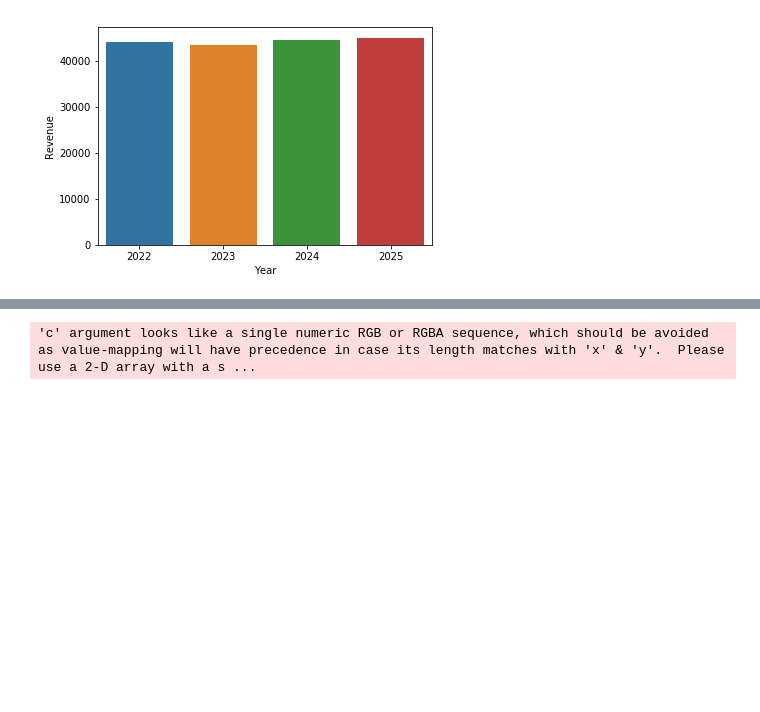
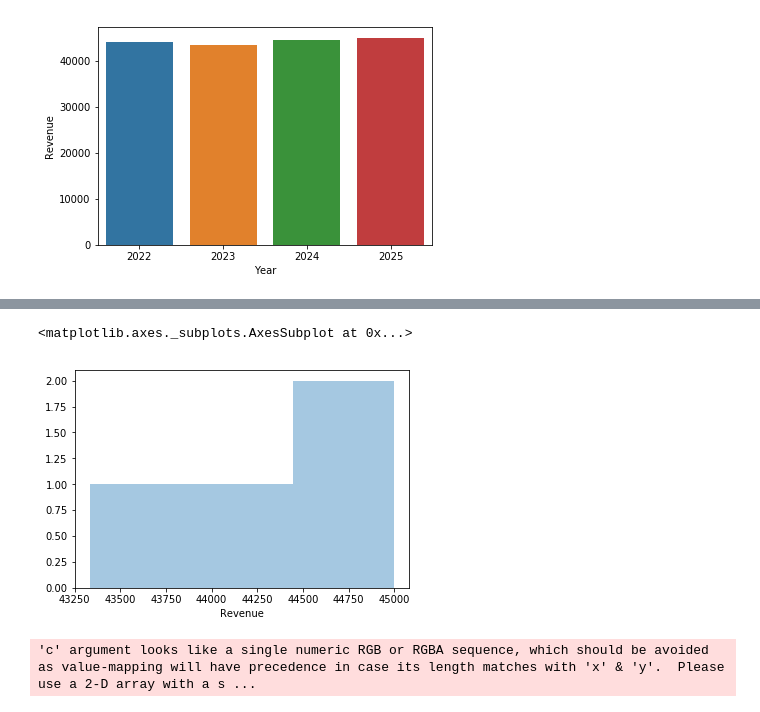
Before and after one commit to Ghoniem-Ghoniem/DataAnalysis, a Jupyter notebook: 04-Budget Data Visualization.ipynb, the cells around one changed output, grey strips where cells are left out. Saved outputs shown, nothing was run; the diff lists cells and outputs as text; code cells hidden in the pictures; blank space fills up the shorter version.

```diff
--- a/04-Budget Data Visualization.ipynb
+++ b/04-Budget Data Visualization.ipynb
@@ -93,3 +100,9 @@ sb.barplot(X,Y)
+# %%
+#Seaborn data visualization
+sb.distplot(Y,kde=False,bins=3)
+# %% [output]
+<matplotlib.axes._subplots.AxesSubplot at 0x...>
+[figure, added]
 # %%
 #Seaborn data visualization
 sb.boxenplot(Y)
```
Also changed, not shown: parts of 5 cells of this notebook.
